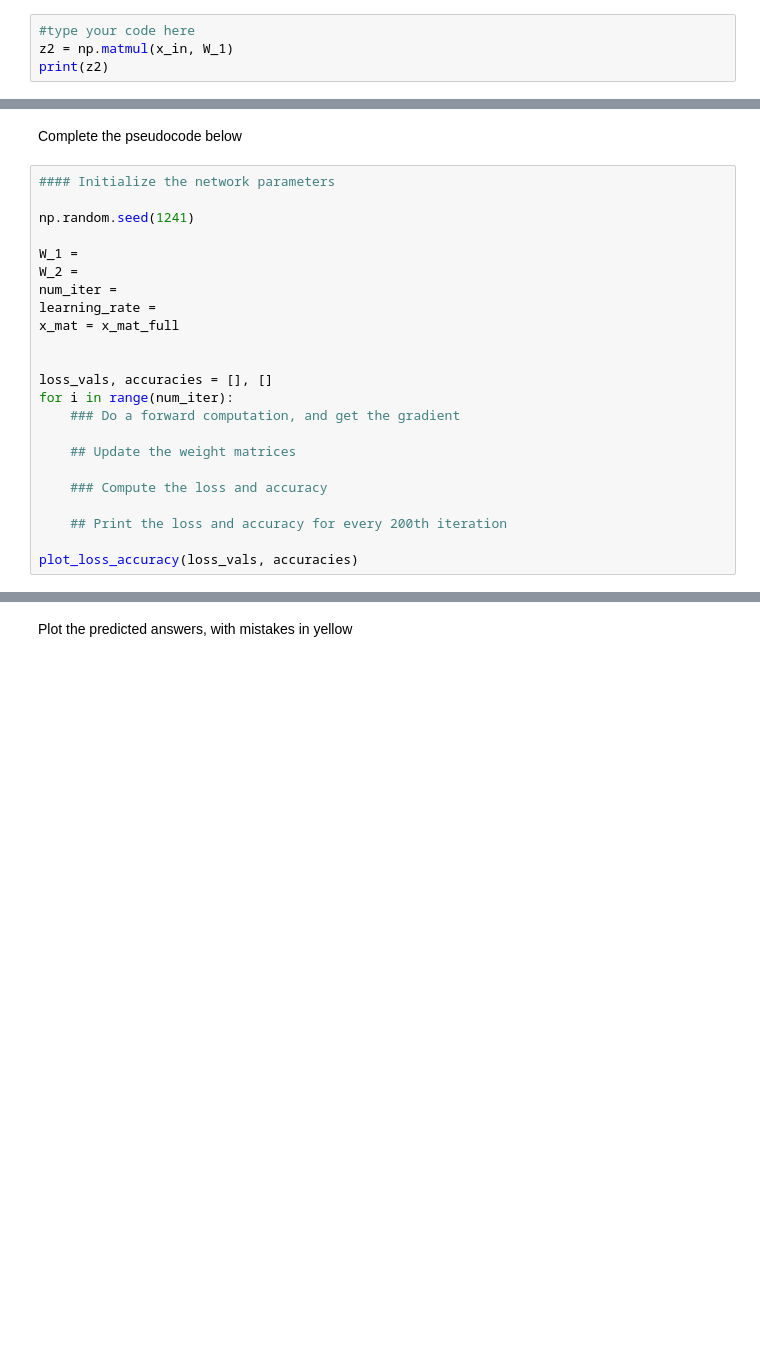
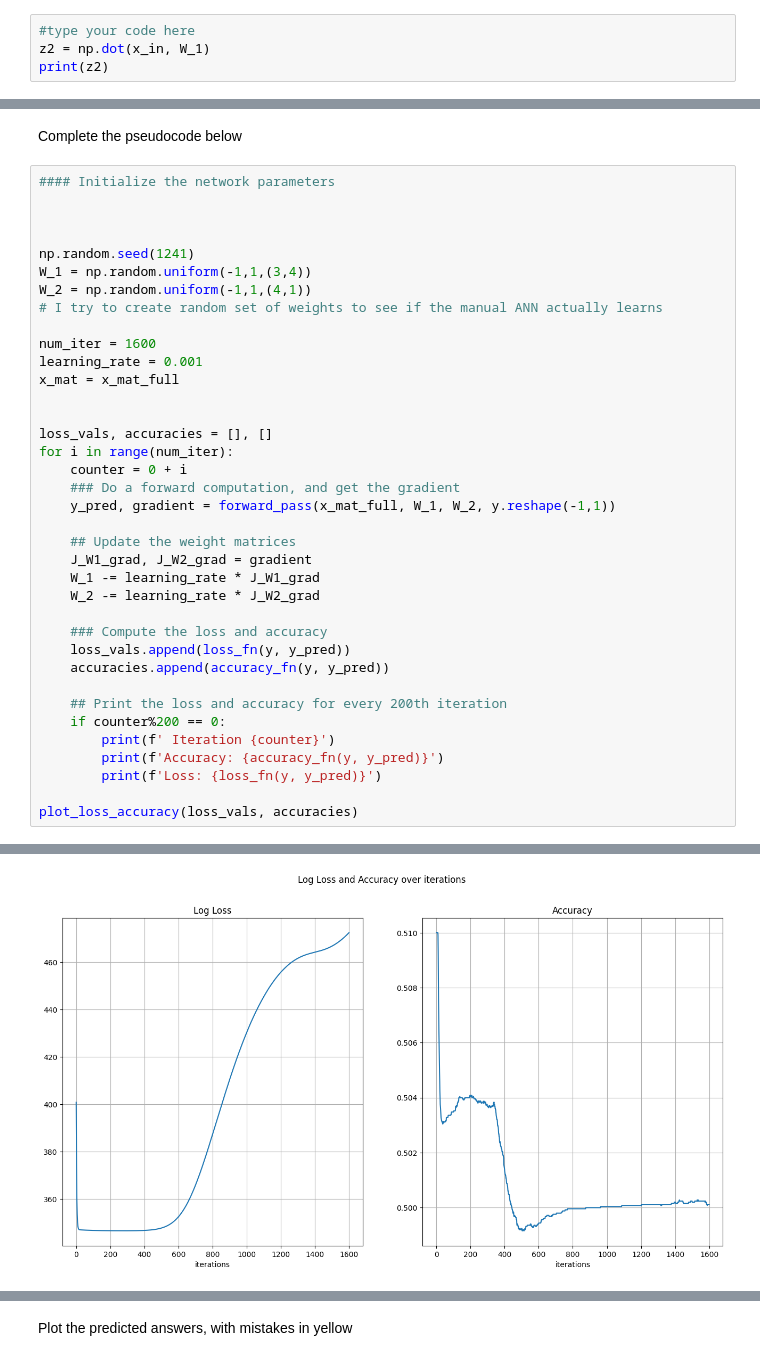
Before and after one commit to KurtGabrielAnduque/CPE-313, a Jupyter notebook: Activity2.1_ANDUQUE.ipynb, the cells around one changed output, grey strips where cells are left out. Drawn from its saved outputs; the diff is of its cells as text; blank space fills up the shorter version.

```diff
--- a/Activity2.1_ANDUQUE.ipynb
+++ b/Activity2.1_ANDUQUE.ipynb
@@ -417,7 +417,7 @@ matrix input x_mat_in -- starts with the vector `x_in`
 1. Get the product of array x_in and W_1 (z2)
 # %%
 #type your code here
-z2 = np.matmul(x_in, W_1)
+z2 = np.dot(x_in, W_1)
 print(z2)
 # %% [output]
 [ 0.8  0.7 -2.1  3.8]
@@ -613,23 +622,38 @@ Complete the pseudocode below
 # %%
 #### Initialize the network parameters
 
+
+
 np.random.seed(1241)
+W_1 = np.random.uniform(-1,1,(3,4))
+W_2 = np.random.uniform(-1,1,(4,1))
+# I try to create random set of weights to see if the manual ANN actually learns
 
-W_1 =
-W_2 =
-num_iter =
-learning_rate =
+num_iter = 1600
+learning_rate = 0.001
 x_mat = x_mat_full
 
 
 loss_vals, accuracies = [], []
 for i in range(num_iter):
+    counter = 0 + i
     ### Do a forward computation, and get the gradient
+    y_pred, gradient = forward_pass(x_mat_full, W_1, W_2, y.reshape(-1,1))
 
     ## Update the weight matrices
+    J_W1_grad, J_W2_grad = gradient
+    W_1 -= learning_rate * J_W1_grad
+    W_2 -= learning_rate * J_W2_grad
 
     ### Compute the loss and accuracy
+    loss_vals.append(loss_fn(y, y_pred))
+    accuracies.append(accuracy_fn(y, y_pred))
 
     ## Print the loss and accuracy for every 200th iteration
+    if counter%200 == 0:
+        print(f' Iteration {counter}')
+        print(f'Accuracy: {accuracy_fn(y, y_pred)}')
+        print(f'Loss: {loss_fn(y, y_pred)}')
 
 plot_loss_accuracy(loss_vals, accuracies)
+# %% [output]
@@ -635,0 +677 @@ plot_loss_accuracy(loss_vals, accuracies)
+[figure, added]
```
Also changed, not shown: parts of 62 cells of this notebook.
